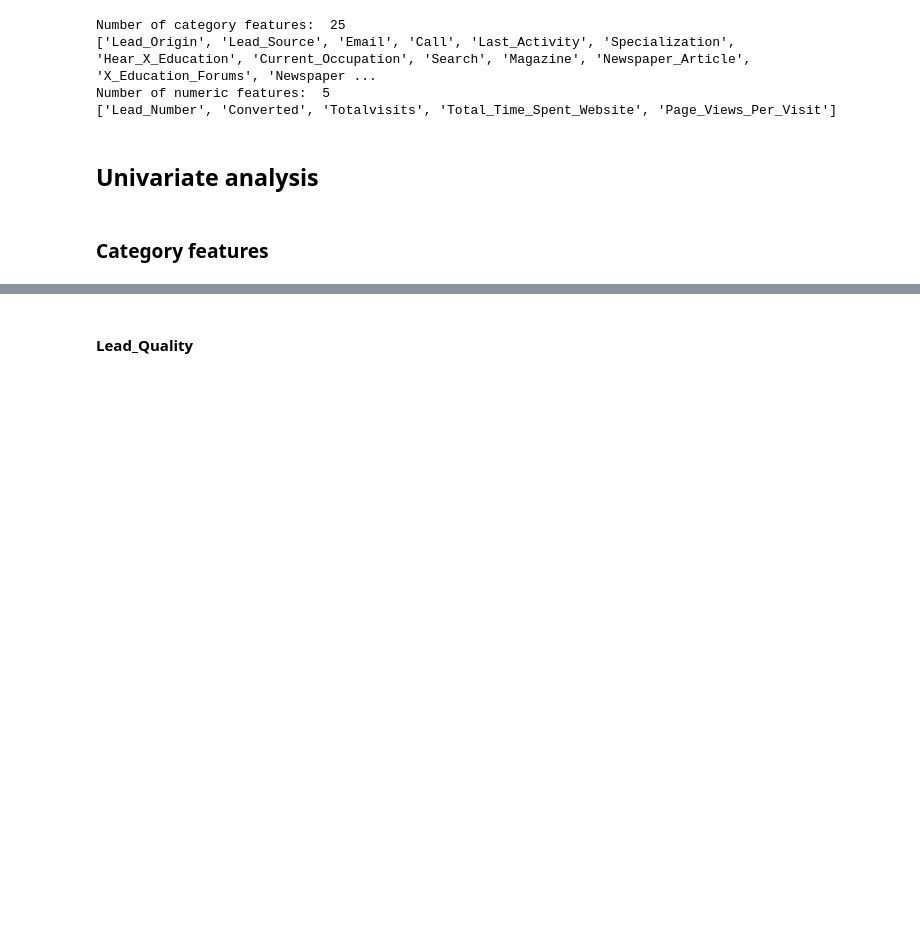
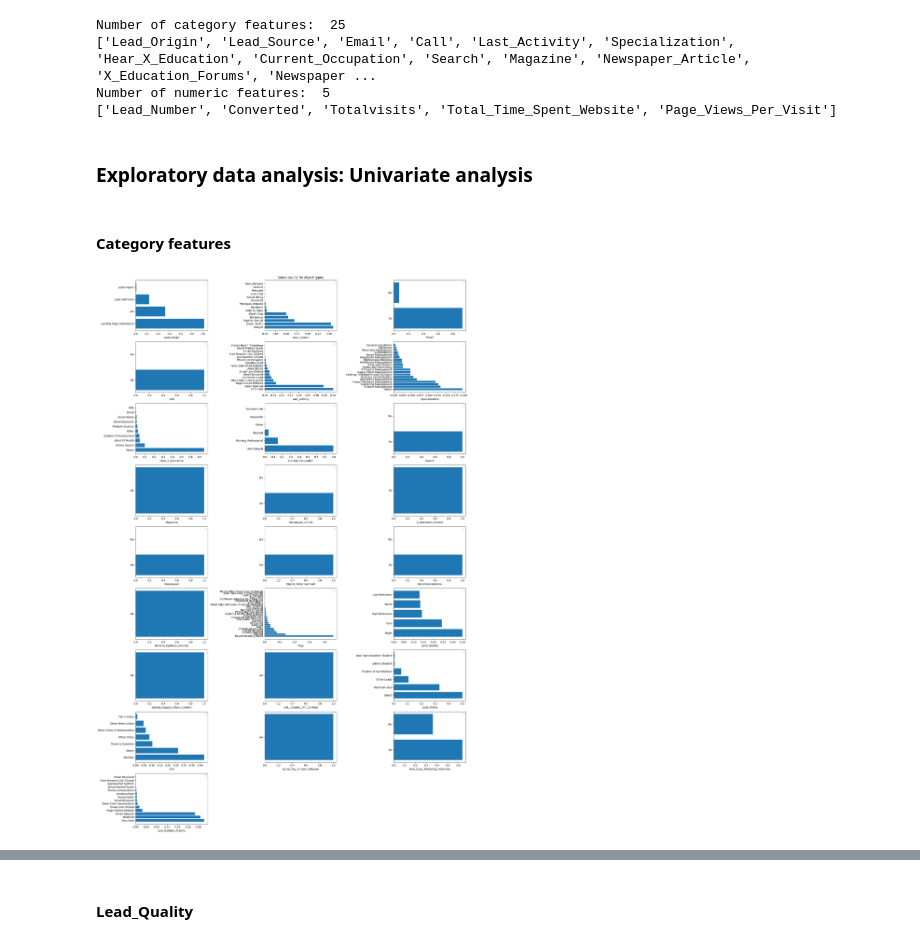
Before and after one commit to arni319/lead_scoring, a Jupyter notebook: lead_scoring_arnab.ipynb, the cells around one changed output, grey strips where cells are left out. Cells and saved outputs as stored; diff of their text form; code cells hidden in the pictures; blank space fills up the shorter version.

Commit message:
Univariate EDA, tweaking of boxplot function

```diff
--- a/lead_scoring_arnab.ipynb
+++ b/lead_scoring_arnab.ipynb
@@ -381,6 +410,10 @@ Number of category features:  25
 Number of numeric features:  5
 ['Lead_Number', 'Converted', 'Totalvisits', 'Total_Time_Spent_Website', 'Page_Views_Per_Visit']
 # %% [markdown]
-## Univariate analysis
+### Exploratory data analysis: Univariate analysis
 # %% [markdown]
-### Category features
+#### Category features
+# %%
+value_count_plots(ls, cat_cols, size=(20, 30), ncols=3)
+# %% [output]
+[figure, added]
```
Also changed, not shown: parts of 23 cells of this notebook.
